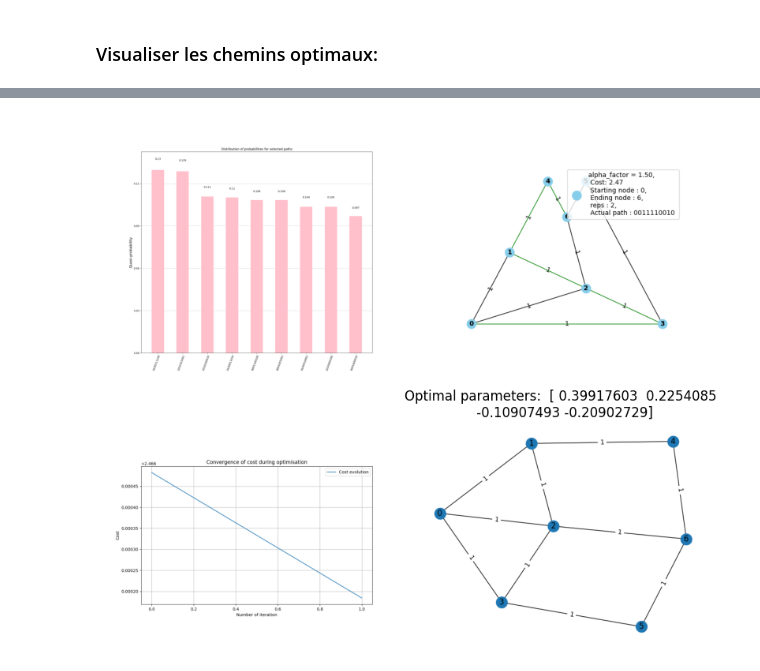
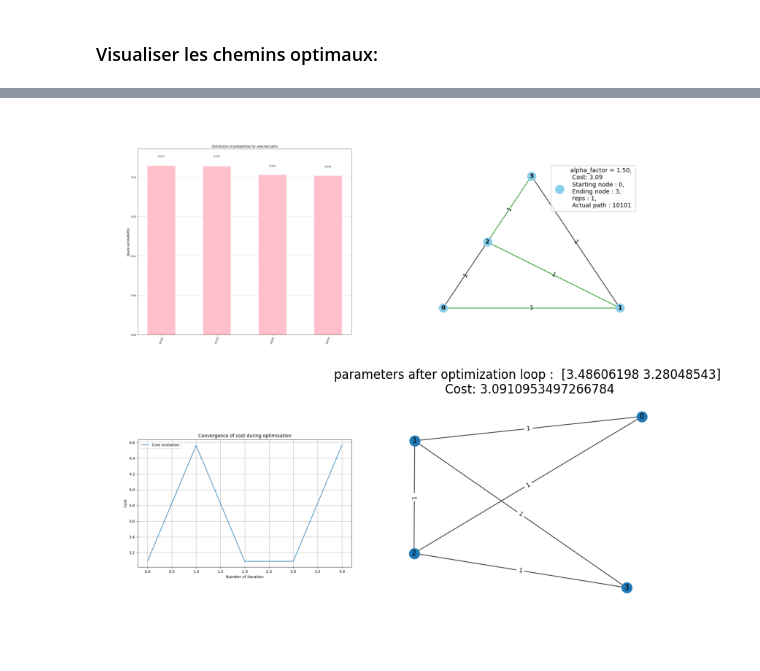
Before and after one commit to scilus/quactography, a Jupyter notebook: scripts/demo.ipynb, the cells around one changed output, grey strips where cells are left out. Drawn from its saved outputs; the diff is of its cells as text; code cells hidden in the pictures; blank space fills up the shorter version.

Commit message:
many tests, comparison Powell and COBYLA

```diff
--- a/scripts/demo.ipynb
+++ b/scripts/demo.ipynb
@@ -89,34 +89,34 @@ display(Image(filename='opt_paths_0_alpha_1.50.png'))
 import matplotlib.pyplot as plt
 import matplotlib.image as mpimg
 
 # Chargement des quatre images
 image1 = mpimg.imread("visu_selected_dist_0.png")
 image2 = mpimg.imread("opt_paths_0_alpha_1.50.png")
 image3 = mpimg.imread("cost_history_plot.png")
-image4 = mpimg.imread("10_rand_graph_visu.png")
+image4 = mpimg.imread("5_rand_graph_visu.png")
 
 # Création de la figure et des sous-graphiques 2x2
 fig, axs = plt.subplots(2, 2, figsize=(8, 8))
 
 # Ajout des images dans la grille
 axs[0, 0].imshow(image1)
 axs[0, 0].axis("off")  # Masquer les axes
 
 axs[0, 1].imshow(image2)
 axs[0, 1].axis("off")
 
 axs[1, 0].imshow(image3)
 axs[1, 0].axis("off")
 
 axs[1, 1].imshow(image4)
 axs[1, 1].axis("off")
 
 # Ajuster l'espacement entre les sous-graphiques
 plt.tight_layout()
-plt.title('Optimal parameters:  [ 0.39917603  0.2254085 \n -0.10907493 -0.20902729]')
+plt.title('parameters after optimization loop :  [3.48606198 3.28048543]\n Cost: 3.0910953497266784')
 # Sauvegarde de l'image combinée
 # plt.savefig("res_for_5.png", bbox_inches="tight", pad_inches=0.1)
-plt.savefig("res_for_10_powell.png", dpi=300, bbox_inches="tight", pad_inches=0.1)
+plt.savefig("res_opt_loop_1rep_Powell.png", dpi=300, bbox_inches="tight", pad_inches=0.1)
 plt.show()
 # %% [output]
-[figure, old version]
+[figure, new version]
```
Also changed, not shown: parts of 4 cells of this notebook, 8 other files.
